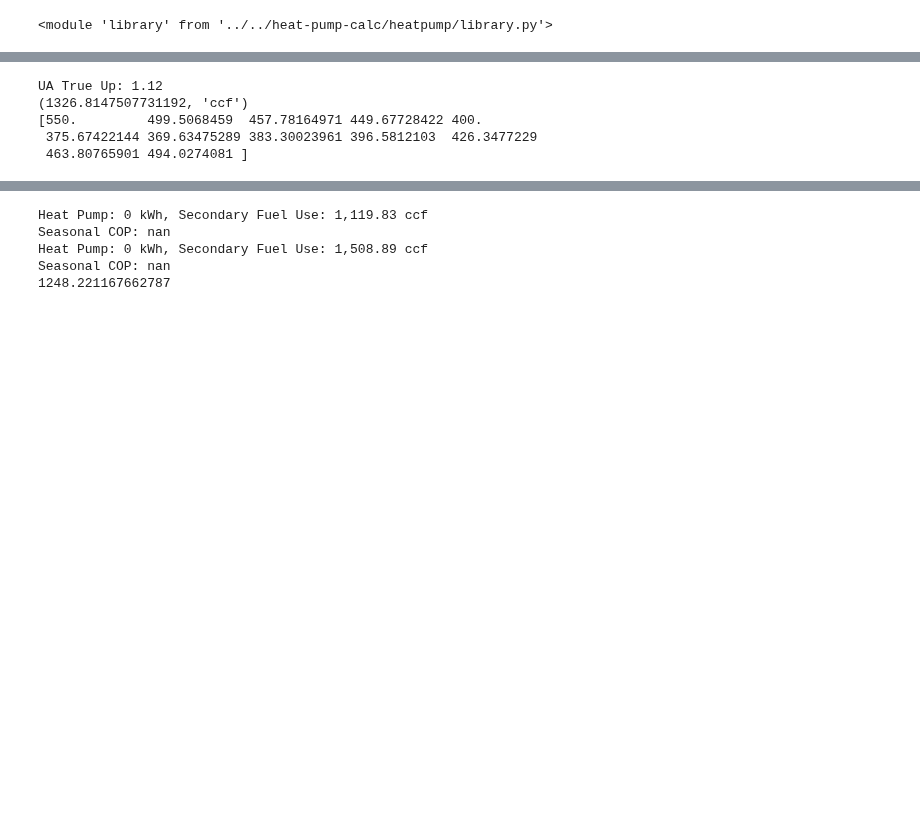
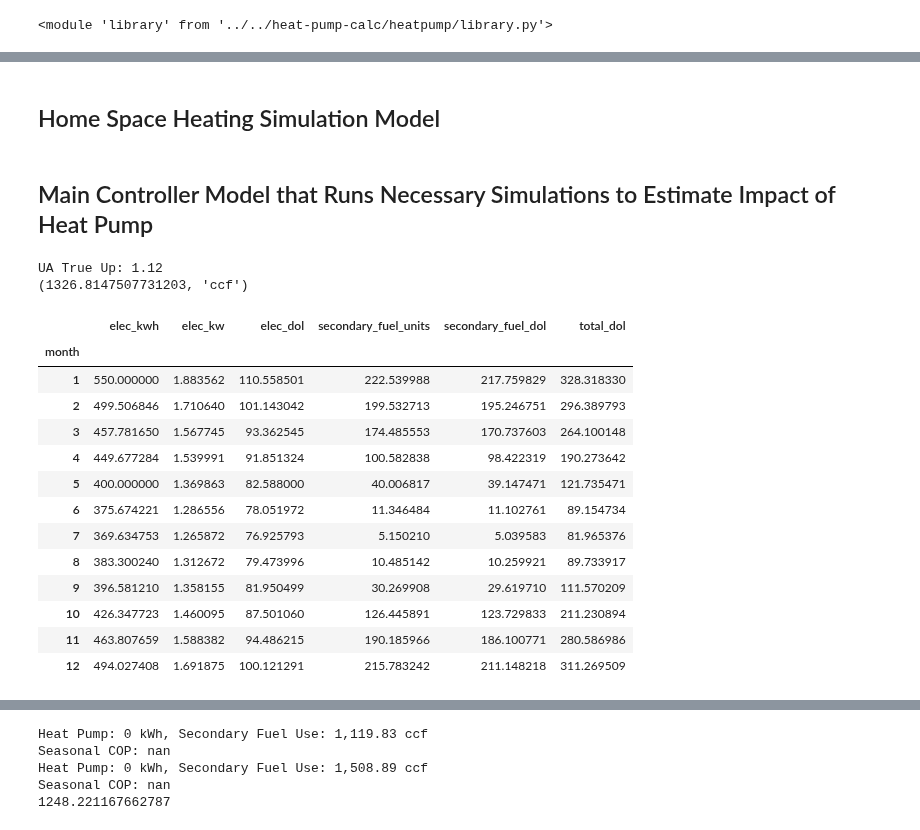
Before and after one commit to alanmitchell/heat-pump-study, a Jupyter notebook: general/calc_model_dev.ipynb, the cells around one changed output, grey strips where cells are left out. Saved outputs shown, nothing was run; the diff lists cells and outputs as text; code cells hidden in the pictures; blank space fills up the shorter version.

Commit message:
Work on cost impacts.

```diff
--- a/general/calc_model_dev.ipynb
+++ b/general/calc_model_dev.ipynb
@@ -171,3 +199,5 @@ class ElecCostCalc:
+# %% [markdown]
+## Home Space Heating Simulation Model
 # %%
 class HomeEnergyModel(object):
 
@@ -390,6 +419,8 @@ class HomeEnergyModel(object):
         s = f'Heat Pump: {self.ser_annual.hp_kwh:,.0f} kWh, Secondary Fuel Use: {use:,.2f} {unit}'
         s += f'\nSeasonal COP: {self.ser_annual.cop:.2f}'
         return s
+# %% [markdown]
+## Main Controller Model that Runs Necessary Simulations to Estimate Impact of Heat Pump
 # %%
 """Provides a class to model the impact of a heat pump on
 energy use and cost.
@@ -640,9 +725,21 @@ inputs = dict(
 # %%
 mc = HP_model(**inputs)
 mc.run()
+mc.df_mo_dol_base
 # %% [output]
 UA True Up: 1.12
-(1326.8147507731192, 'ccf')
-[550.         499.5068459  457.78164971 449.67728422 400.
- 375.67422144 369.63475289 383.30023961 396.5812103  426.3477229
- 463.80765901 494.0274081 ]
+(1326.8147507731203, 'ccf')
+|  | elec_kwh | elec_kw | elec_dol | secondary_fuel_units | secondary_fuel_dol | total_dol |
+| month |  |  |  |  |  |  |
+| 1 | 550.000000 | 1.883562 | 110.558501 | 222.539988 | 217.759829 | 328.318330 |
+| 2 | 499.506846 | 1.710640 | 101.143042 | 199.532713 | 195.246751 | 296.389793 |
+| 3 | 457.781650 | 1.567745 | 93.362545 | 174.485553 | 170.737603 | 264.100148 |
+| 4 | 449.677284 | 1.539991 | 91.851324 | 100.582838 | 98.422319 | 190.273642 |
+| 5 | 400.000000 | 1.369863 | 82.588000 | 40.006817 | 39.147471 | 121.735471 |
+| 6 | 375.674221 | 1.286556 | 78.051972 | 11.346484 | 11.102761 | 89.154734 |
+| 7 | 369.634753 | 1.265872 | 76.925793 | 5.150210 | 5.039583 | 81.965376 |
+| 8 | 383.300240 | 1.312672 | 79.473996 | 10.485142 | 10.259921 | 89.733917 |
+| 9 | 396.581210 | 1.358155 | 81.950499 | 30.269908 | 29.619710 | 111.570209 |
+| 10 | 426.347723 | 1.460095 | 87.501060 | 126.445891 | 123.729833 | 211.230894 |
+| 11 | 463.807659 | 1.588382 | 94.486215 | 190.185966 | 186.100771 | 280.586986 |
+| 12 | 494.027408 | 1.691875 | 100.121291 | 215.783242 | 211.148218 | 311.269509 |
```
Also changed, not shown: parts of 15 cells of this notebook.
